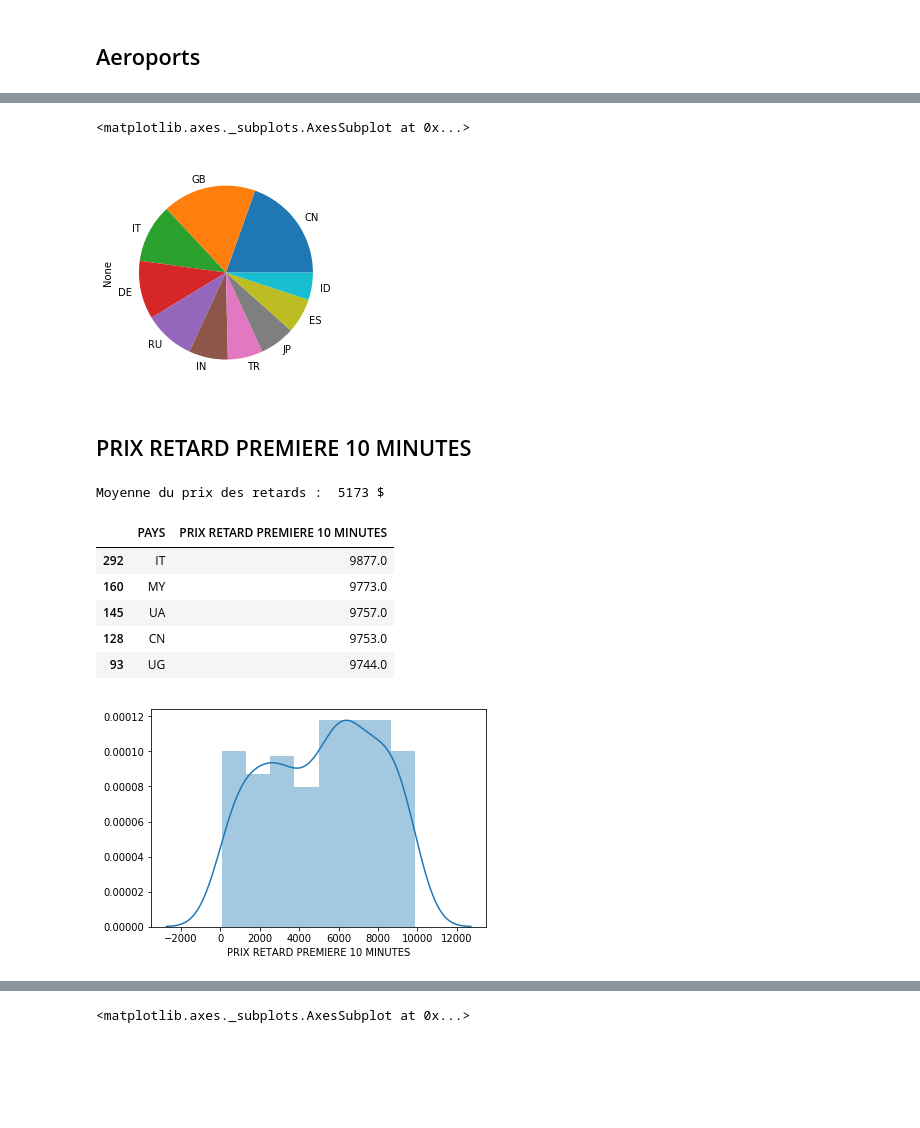
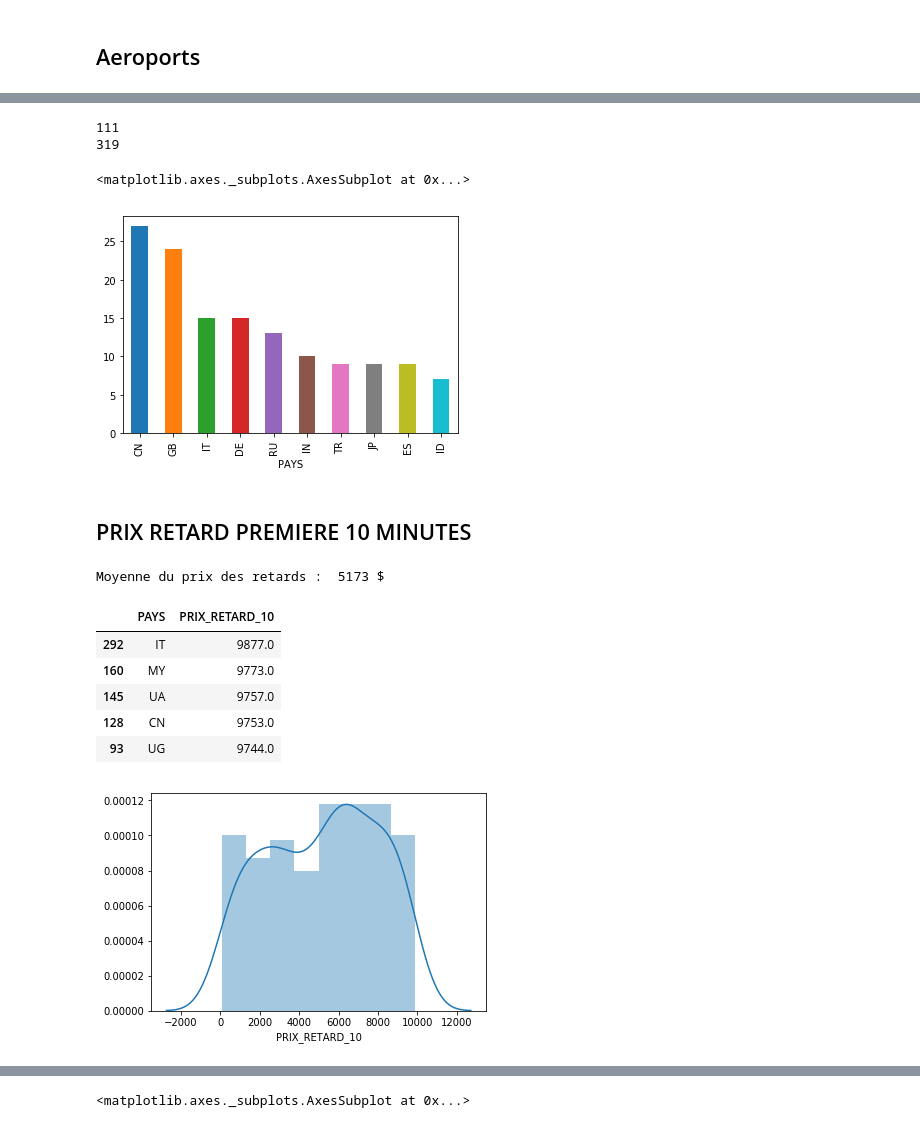
Before and after one commit to samirLazzali/flight-delay-consulting, a Jupyter notebook: aeroport_eda.ipynb, the cells around one changed output, grey strips where cells are left out. Drawn from its saved outputs; the diff is of its cells as text; code cells hidden in the pictures; blank space fills up the shorter version.

```diff
--- a/aeroport_eda.ipynb
+++ b/aeroport_eda.ipynb
@@ -55,7 +55,7 @@ NaN =  0
 # Alors que tout les aéroports n'apparaissent qu'une fois.
 # Il se trouve que JNB à Johannesburg est en triple (on va faire la moyenne des prix retard)
 #aeroports.groupby('CODE IATA').size().sort_values(ascending=False)
-aeroports.loc[aeroports['CODE IATA'] == 'JNB', 'NOM'] = 'OR Tambo International Airport'
-aeroports = aeroports.groupby(['CODE IATA','NOM','LIEU','PAYS']).mean().reset_index()
+aeroports.loc[aeroports['CODE_IATA'] == 'JNB', 'NOM'] = 'OR Tambo International Airport'
+aeroports = aeroports.groupby(['CODE_IATA','NOM','LIEU','PAYS']).mean().reset_index()
 aeroports.head()
 # %% [output]
@@ -68,24 +68,30 @@ aeroports.head()
+# %%
+print(aeroports['PAYS'].nunique())
+print(aeroports['CODE_IATA'].nunique())
+# %% [output]
+111
+319
 # %%
 # Top 10 des pays ayant le plus d'airoport
-aeroports.groupby('PAYS').size().sort_values(ascending=False).head(10).plot.pie()
+aeroports.groupby('PAYS').size().sort_values(ascending=False).head(10).plot.bar()
 # %% [output]
 <matplotlib.axes._subplots.AxesSubplot at 0x...>
-[figure, old version]
+[figure, new version]
 # %% [markdown]
 ## PRIX RETARD PREMIERE 10 MINUTES
 # %%
 # top du prix des retards par pays
-print("Moyenne du prix des retards : ",int(aeroports['PRIX RETARD PREMIERE 10 MINUTES'].mean()),"$")
-sns.distplot(aeroports['PRIX RETARD PREMIERE 10 MINUTES'])
-aeroports.sort_values(by='PRIX RETARD PREMIERE 10 MINUTES',ascending=False)[['PAYS','PRIX RETARD PREMIERE 10 MINUTES']].head()
+print("Moyenne du prix des retards : ",int(aeroports['PRIX_RETARD_10'].mean()),"$")
+sns.distplot(aeroports['PRIX_RETARD_10'])
+aeroports.sort_values(by='PRIX_RETARD_10',ascending=False)[['PAYS','PRIX_RETARD_10']].head()
 # %% [output]
 Moyenne du prix des retards :  5173 $
-|  | PAYS | PRIX RETARD PREMIERE 10 MINUTES |
+|  | PAYS | PRIX_RETARD_10 |
 | 292 | IT | 9877.0 |
 | 160 | MY | 9773.0 |
 | 145 | UA | 9757.0 |
 | 128 | CN | 9753.0 |
 | 93 | UG | 9744.0 |
-[figure, old version]
+[figure, new version]
 # %%
 # top du prix des retards pour chaque minute par pays apres 10 min
```
Also changed, not shown: parts of 19 cells of this notebook, 3 other files.
